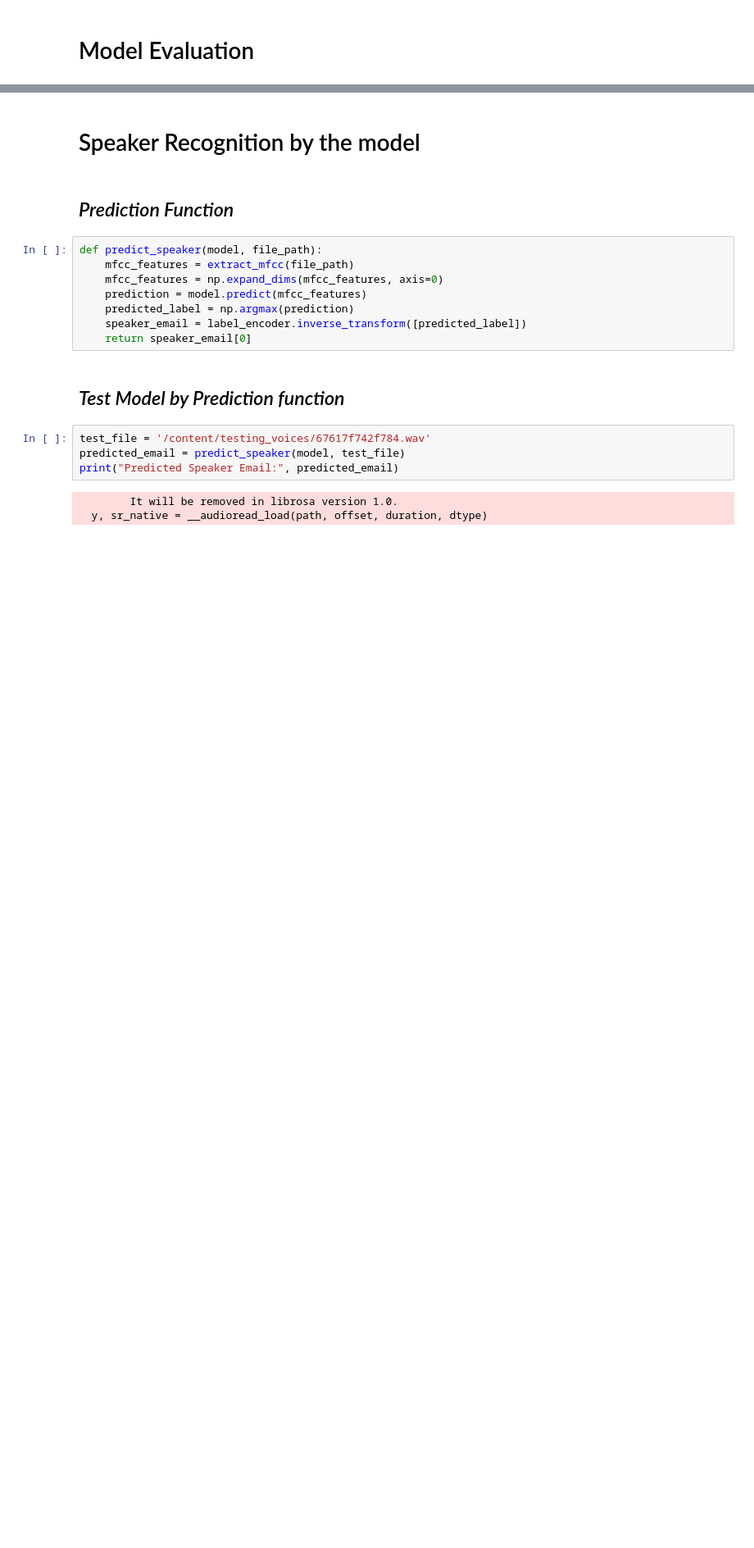
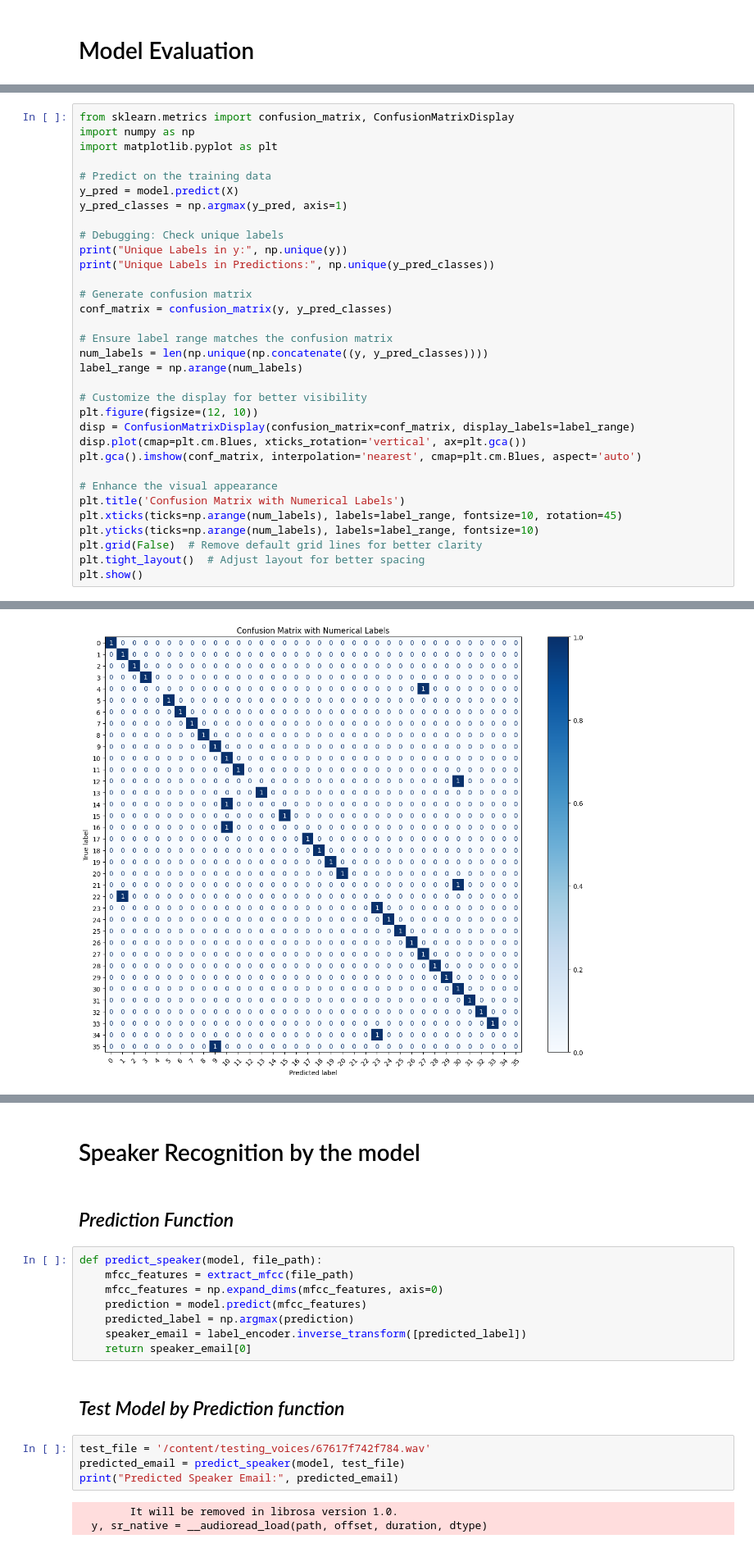
Before and after one commit to Sazim2019331087/voice_model, a Jupyter notebook: voice_model.ipynb, the cells around one changed output, grey strips where cells are left out. Shown at 82% size. Cells and saved outputs as stored; diff of their text form; blank space fills up the shorter version.

```diff
--- a/voice_model.ipynb
+++ b/voice_model.ipynb
@@ -213,0 +218,34 @@ Model Accuracy: 78.57142686843872
+# %%
+from sklearn.metrics import confusion_matrix, ConfusionMatrixDisplay
+import numpy as np
+import matplotlib.pyplot as plt
+
+# Predict on the training data
+y_pred = model.predict(X)
+y_pred_classes = np.argmax(y_pred, axis=1)
+
+# Debugging: Check unique labels
+print("Unique Labels in y:", np.unique(y))
+print("Unique Labels in Predictions:", np.unique(y_pred_classes))
+
+# Generate confusion matrix
+conf_matrix = confusion_matrix(y, y_pred_classes)
+
+# Ensure label range matches the confusion matrix
+num_labels = len(np.unique(np.concatenate((y, y_pred_classes))))
+label_range = np.arange(num_labels)
+
+# Customize the display for better visibility
+plt.figure(figsize=(12, 10))
+disp = ConfusionMatrixDisplay(confusion_matrix=conf_matrix, display_labels=label_range)
+disp.plot(cmap=plt.cm.Blues, xticks_rotation='vertical', ax=plt.gca())
+plt.gca().imshow(conf_matrix, interpolation='nearest', cmap=plt.cm.Blues, aspect='auto')
+
+# Enhance the visual appearance
+plt.title('Confusion Matrix with Numerical Labels')
+plt.xticks(ticks=np.arange(num_labels), labels=label_range, fontsize=10, rotation=45)
+plt.yticks(ticks=np.arange(num_labels), labels=label_range, fontsize=10)
+plt.grid(False)  # Remove default grid lines for better clarity
+plt.tight_layout()  # Adjust layout for better spacing
+plt.show()
+# %% [output]
@@ -213,0 +257 @@ Model Accuracy: 78.57142686843872
+[figure, added]
```
Also changed, not shown: parts of 16 cells of this notebook.
